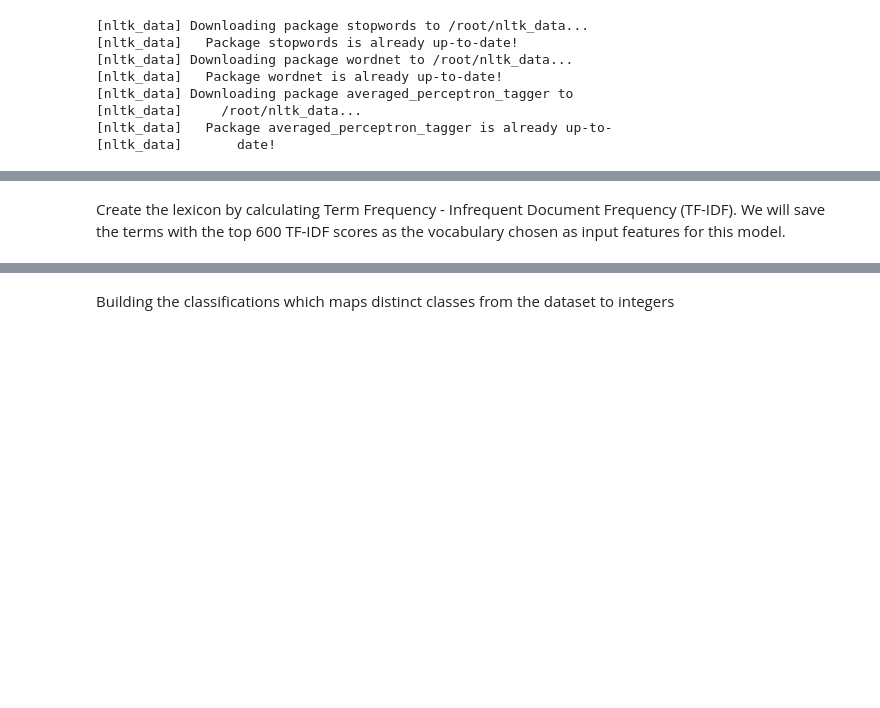
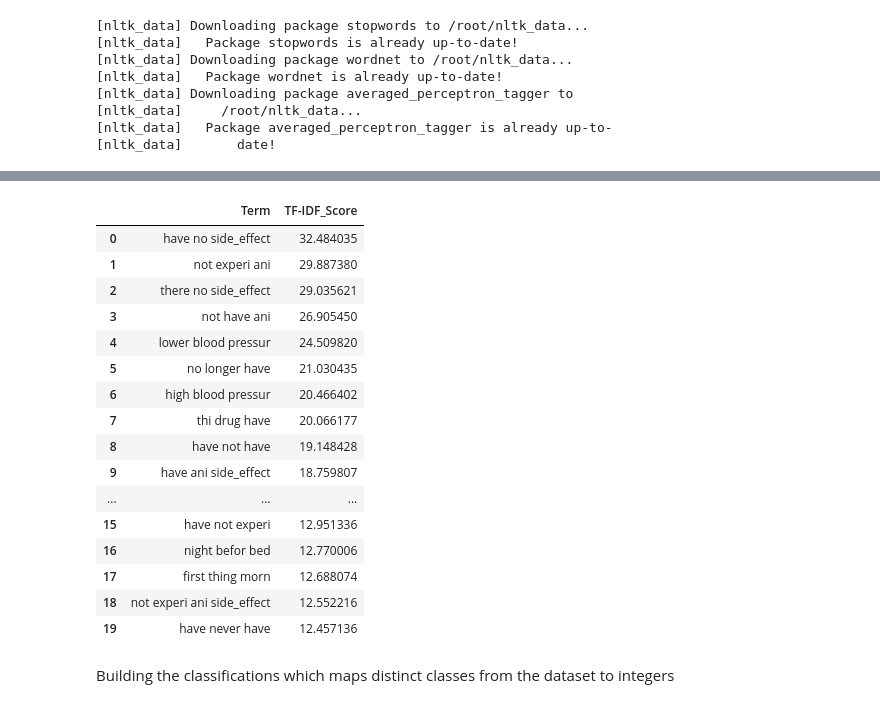
Before and after one commit to spacecatbug/drug-reviews-text-classification, a Jupyter notebook: DrugReviewRandomForestClassification.ipynb, the cells around one changed output, grey strips where cells are left out. Saved outputs shown, nothing was run; the diff lists cells and outputs as text; code cells hidden in the pictures; blank space fills up the shorter version.

Commit message:
Upload Drug Review Text Classification Analysis

```diff
--- a/DrugReviewRandomForestClassification.ipynb
+++ b/DrugReviewRandomForestClassification.ipynb
@@ -193,12 +283,0 @@ We will also allow for up to groups of 2 words and 3 words (called bi-grams and
-# %%
-from sklearn.feature_extraction.text import TfidfVectorizer
-tv = TfidfVectorizer(ngram_range = (1,3),
-                     sublinear_tf = True,
-                     max_features = 40000)
-train_tv = tv.fit_transform(train_df['combinedReview'])
-vocab = tv.get_feature_names()
-dist = np.sum(train_tv, axis=0)
-vocab_tfidf_df = pd.DataFrame(dist,columns = vocab)
-sorted_tfidf_df = vocab_tfidf_df.sort_values(vocab_tfidf_df.first_valid_index(),axis=1,ascending=False)
-print("TF-IDF scores for terms sorted by the highest score from left to right")
-sorted_tfidf_df.head()
@@ -210,30 +284,51 @@ TF-IDF scores for terms sorted by the highest score from left to right
-# %% [markdown]
-Create the lexicon by calculating Term Frequency - Infrequent Document Frequency (TF-IDF). We will save the terms with the top 600 TF-IDF scores as the vocabulary chosen as input features for this model.
 # %%
 from sklearn.feature_extraction.text import TfidfVectorizer
 
 def tfidf_lexicon(train_df,size=400):
-    tv = TfidfVectorizer(ngram_range = (1,3),
+    # Engineer two features side effect as one grouped feature
+    # Calculate Term Frequency-Infrequent document frequency (TF-IDF) for 1-3 ngrams
+    # (groups of 1 word, groups of 2 words and groups of 3 words)
+    tv = TfidfVectorizer(ngram_range = (3,4),
                          sublinear_tf = True,
-                         max_features = 40000)
+                         max_features = int(size*2))
     train_tv = tv.fit_transform(train_df['combinedReview'])
     vocab = tv.get_feature_names()
     dist = np.sum(train_tv, axis=0)
     vocab_tfidf_df = pd.DataFrame(dist,columns = vocab)
     sorted_tfidf_df = vocab_tfidf_df.sort_values(vocab_tfidf_df.first_valid_index(),axis=1,ascending=False)
     i = 0
-    target_vocab = []
+    lexicon = []
+    custom_exclusions = [ 'day', 'hour','week', 'once', 'twice', 'daily', 'morning','year','month', 'take', 'medication','pill']
     for (word, score) in sorted_tfidf_df.iteritems():
-        target_vocab.append((word, score.values[0]))
-        i += 1
-        if i == size:
-            break
-    return target_vocab
+        exclude = False
+        for exclusion in custom_exclusions:
+            if exclusion in word:
+                exclude = True
+        if not exclude:
+            lexicon.append((word, score.values[0]))
 
-size = 600
-lexicon_tfidf = tfidf_lexicon(train_df, size)
+
+    target_lexicon = []
+
+    for term in lexicon:
+        word = term[0]
+        if len(word) == 2:
+            target_lexicon.append(term)
+        else:
+            for term1 in lexicon:
+                word1 = term1[0]
+                if word!=word1 and word in word1:
+                    continue
+            target_lexicon.append(term)
+
+    target_lexicon = target_lexicon[:size]
+
+    return target_lexicon
+
+lexicon_size=200
+lexicon_tfidf = tfidf_lexicon(train_df,size=lexicon_size)
 lexicon = [l[0] for l in lexicon_tfidf]
-
-print("Target vocabulary to use for text classification are the words with the top "+ str(size) + " TF-IDF scores:")
-print(', '.join(term for term in lexicon))
+lexicon_df_demo = pd.DataFrame(lexicon_tfidf,columns=['Term','TF-IDF_Score'])
+print("Top 20 terms in the review data, ranked by TF-IDF scores")
+lexicon_df_demo.head(20)
 # %% [output]
@@ -242,3 +336,20 @@ day, effect, side, take, side effect, taking, drug, time, pain, week, medication
+|  | Term | TF-IDF_Score |
+| 0 | have no side_effect | 32.484035 |
+| 1 | not experi ani | 29.887380 |
+| 2 | there no side_effect | 29.035621 |
+| 3 | not have ani | 26.905450 |
+| 4 | lower blood pressur | 24.509820 |
+| 5 | no longer have | 21.030435 |
+| 6 | high blood pressur | 20.466402 |
+| 7 | thi drug have | 20.066177 |
+| 8 | have not have | 19.148428 |
+| 9 | have ani side_effect | 18.759807 |
+| ... | ... | ... |
+| 15 | have not experi | 12.951336 |
+| 16 | night befor bed | 12.770006 |
+| 17 | first thing morn | 12.688074 |
+| 18 | not experi ani side_effect | 12.552216 |
+| 19 | have never have | 12.457136 |
 # %% [markdown]
 Building the classifications which maps distinct classes from the dataset to integers
 # %%
```
Also changed, not shown: parts of 33 cells of this notebook.
